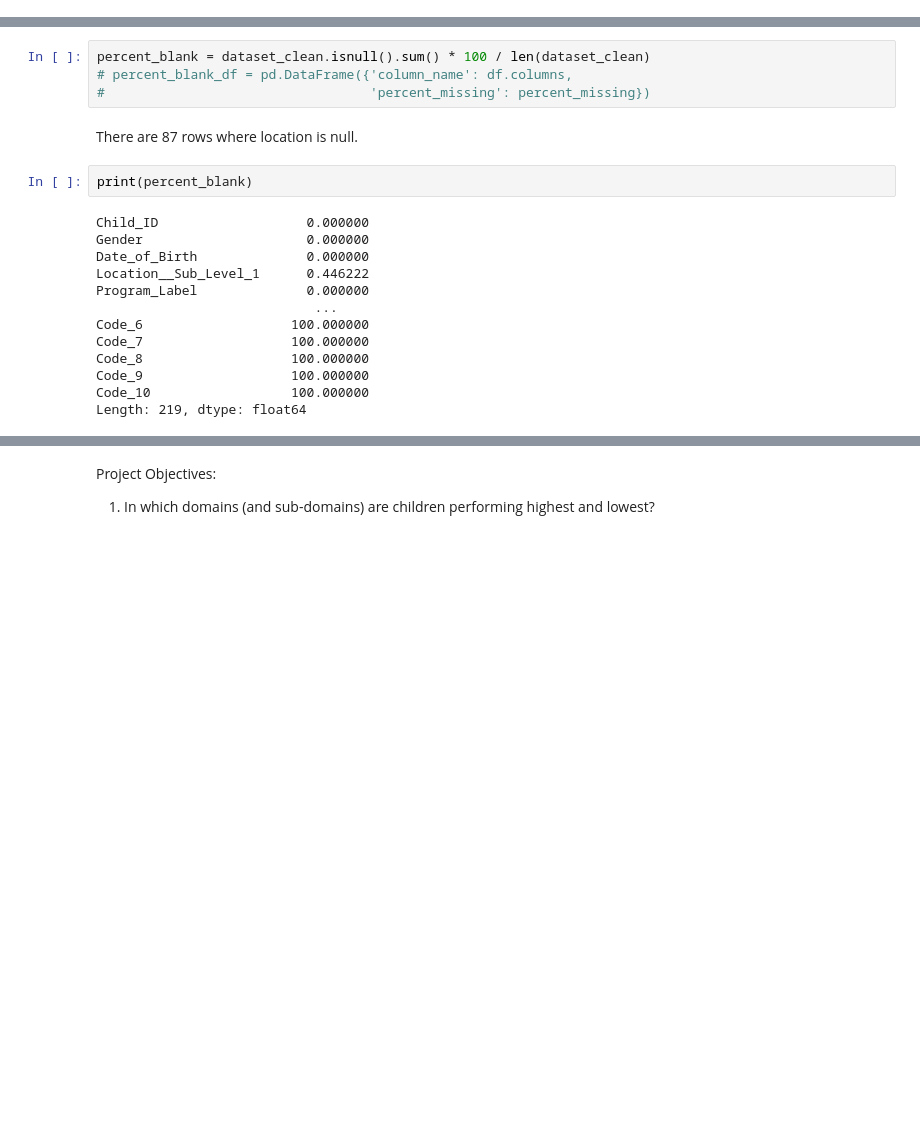
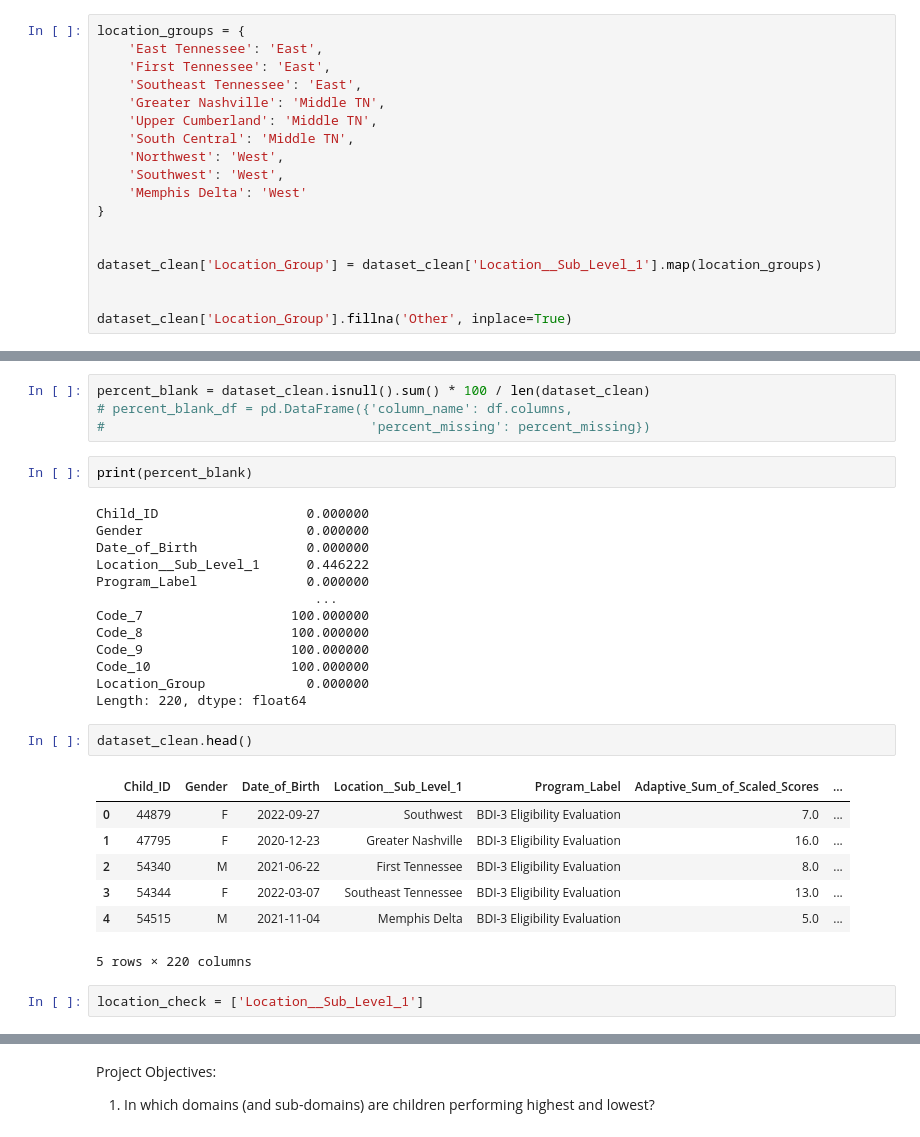
Before and after one commit to NSS-Data-Analytics-Cohort-10/teis-concat-dog, a Jupyter notebook: notebooks/teis_concatdog.ipynb, the cells around one changed output, grey strips where cells are left out. Saved outputs shown, nothing was run; the diff lists cells and outputs as text; blank space fills up the shorter version.

Commit message:
cleaned q7 data, grouping agg by location now

```diff
--- a/notebooks/teis_concatdog.ipynb
+++ b/notebooks/teis_concatdog.ipynb
@@ -114,0 +101,18 @@ dataset_clean[dataset_clean['Location__Sub_Level_1'].isnull()]
+# %%
+location_groups = {
+    'East Tennessee': 'East',
+    'First Tennessee': 'East',
+    'Southeast Tennessee': 'East',
+    'Greater Nashville': 'Middle TN',
+    'Upper Cumberland': 'Middle TN',
+    'South Central': 'Middle TN',
+    'Northwest': 'West',
+    'Southwest': 'West',
+    'Memphis Delta': 'West'
+}
+
+
+dataset_clean['Location_Group'] = dataset_clean['Location__Sub_Level_1'].map(location_groups)
+
+
+dataset_clean['Location_Group'].fillna('Other', inplace=True)
@@ -116,8 +144,6 @@ dataset_clean[dataset_clean['Location__Sub_Level_1'].isnull()]
 percent_blank = dataset_clean.isnull().sum() * 100 / len(dataset_clean)
 # percent_blank_df = pd.DataFrame({'column_name': df.columns,
 #                                  'percent_missing': percent_missing})
-# %% [markdown]
-There are 87 rows where location is null.
 # %%
 print(percent_blank)
 # %% [output]
@@ -127,9 +153,21 @@ Date_of_Birth              0.000000
 Location__Sub_Level_1      0.446222
 Program_Label              0.000000
                             ...
-Code_6                   100.000000
 Code_7                   100.000000
 Code_8                   100.000000
 Code_9                   100.000000
 Code_10                  100.000000
-Length: 219, dtype: float64
+Location_Group             0.000000
+Length: 220, dtype: float64
+# %%
+dataset_clean.head()
+# %% [output]
+|  | Child_ID | Gender | Date_of_Birth | Location__Sub_Level_1 | Program_Label | Adaptive_Sum_of_Scaled_Scores | ... |
+| 0 | 44879 | F | 2022-09-27 | Southwest | BDI-3 Eligibility Evaluation | 7.0 | ... |
+| 1 | 47795 | F | 2020-12-23 | Greater Nashville | BDI-3 Eligibility Evaluation | 16.0 | ... |
+| 2 | 54340 | M | 2021-06-22 | First Tennessee | BDI-3 Eligibility Evaluation | 8.0 | ... |
+| 3 | 54344 | F | 2022-03-07 | Southeast Tennessee | BDI-3 Eligibility Evaluation | 13.0 | ... |
+| 4 | 54515 | M | 2021-11-04 | Memphis Delta | BDI-3 Eligibility Evaluation | 5.0 | ... |
+5 rows × 220 columns
+# %%
+location_check = ['Location__Sub_Level_1']
```
Also changed, not shown: parts of 12 cells of this notebook.
